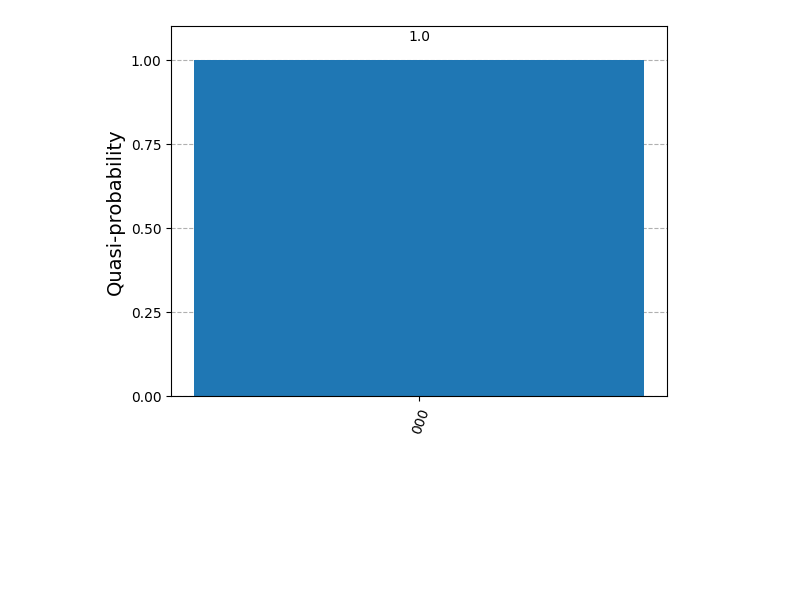
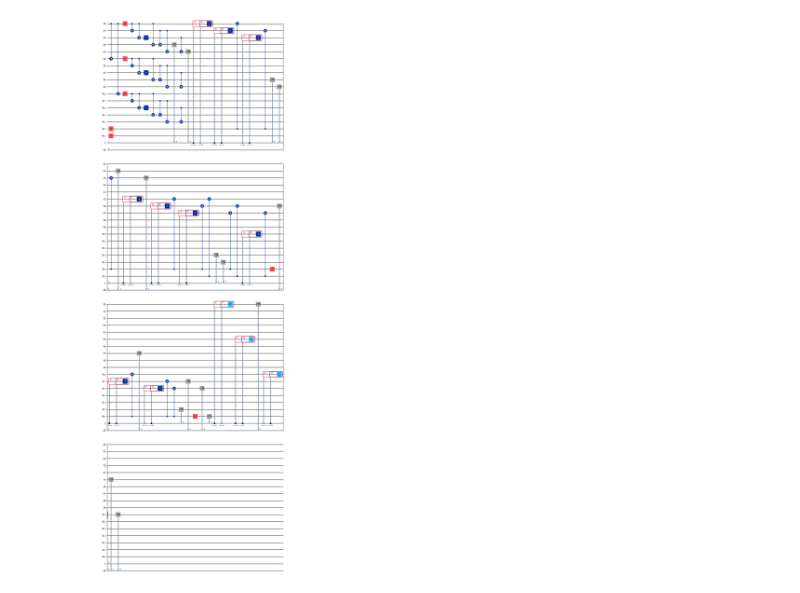
Before and after one commit to Huaiyuan-Jing/Quantum_Algorithm, a Jupyter notebook: shorCode.ipynb, the cells around one changed output. Drawn from its saved outputs; the diff is of its cells as text; code cells hidden in the pictures; blank space fills up the shorter version.

Commit message:
implement 9 bit shor code

```diff
--- a/shorCode.ipynb
+++ b/shorCode.ipynb
@@ -36,8 +40,40 @@ bit_flip_err_detect.draw("mpl")
-# %%
-from qiskit.primitives import Sampler
-from qiskit.visualization import plot_histogram
-results = Sampler().run(bit_flip_err_detect, shot=1).result()
-statistics = results.quasi_dists[0].binary_probabilities()
-display(plot_histogram(statistics))
-# %% [output]
-[figure, removed]
+# %%
+def shor_code_9_qubits():
+    circuit = QuantumCircuit(17)
+    circuit.cx(0, 5)
+    circuit.cx(0, 10)
+    circuit.h(0)
+    circuit.h(5)
+    circuit.h(10)
+    circuit.compose(bit_flip_err_detect_circuit(), qubits=[0, 1, 2, 3, 4], inplace=True)
+    circuit.compose(bit_flip_err_detect_circuit(), qubits=[5, 6, 7, 8, 9], inplace=True)
+    circuit.compose(bit_flip_err_detect_circuit(), qubits=[10, 11, 12, 13, 14], inplace=True)
+    circuit.h(15)
+    circuit.h(16)
+    for i in [0, 5]:
+        for j in range(3):
+            circuit.cx(15, i + j)
+    for i in [5, 10]:
+        for j in range(3):
+            circuit.cx(16, i + j)
+    circuit.h(15)
+    circuit.h(16)
+    circuit.measure(15, 0)
+    circuit.measure(16, 1)
+    with circuit.if_test((0, 1)):
+        with circuit.if_test((1, 0)):
+            circuit.z(0)
+    with circuit.if_test((0, 1)):
+        with circuit.if_test((1, 1)):
+            circuit.z(5)
+    with circuit.if_test((0, 0)):
+        with circuit.if_test((1, 1)):
+            circuit.z(10)
+    circuit.add_register(qiskit.ClassicalRegister(9))
+    circuit.measure([0, 1, 2, 5, 6, 7, 10, 11, 12], [2, 3, 4, 5, 6, 7, 8, 9, 10])
+
+    return circuit
+
+shor_code_9_qubits().draw("mpl")
+# %% [output]
+[figure, added]
```
Also changed, not shown: parts of 3 cells of this notebook.
